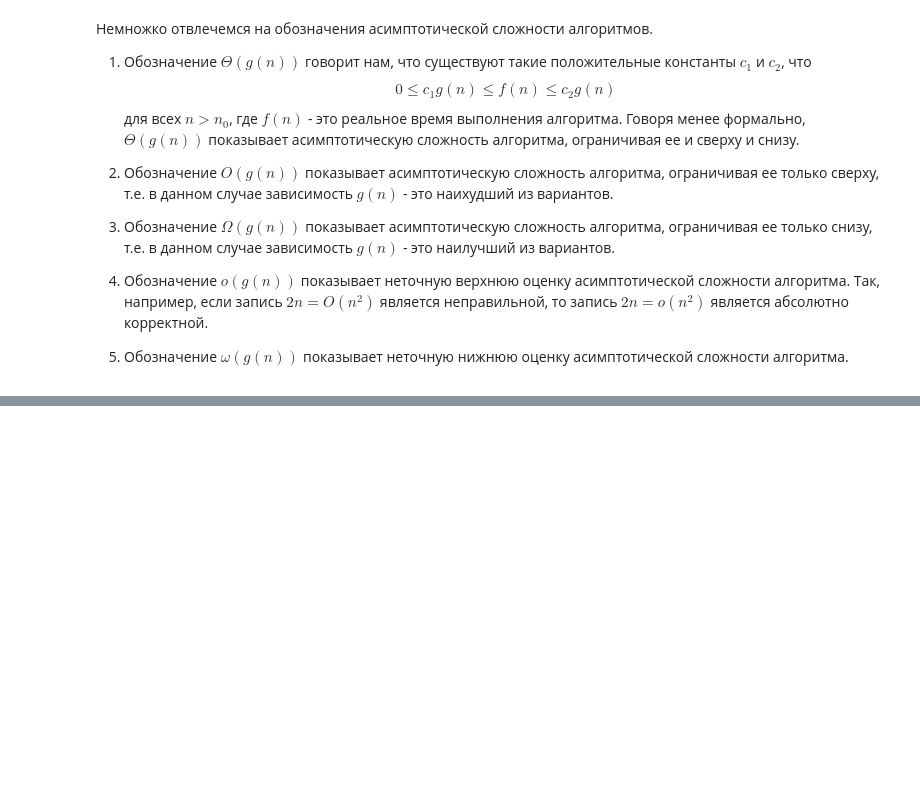
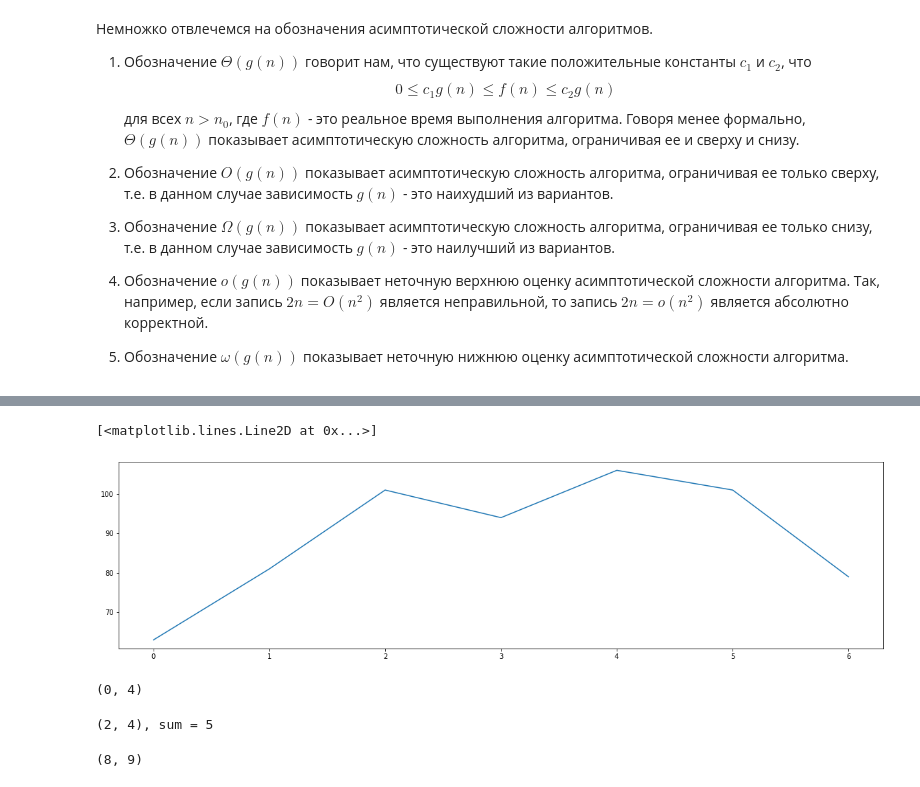
Before and after one commit to dementich/IntroductionToAlgorithms, a Jupyter notebook: 2.DivideAndConquer.ipynb, the cells around one changed output, grey strips where cells are left out. Drawn from its saved outputs; the diff is of its cells as text; code cells hidden in the pictures; blank space fills up the shorter version.

```diff
--- a/2.DivideAndConquer.ipynb
+++ b/2.DivideAndConquer.ipynb
@@ -48,0 +69,10 @@ $$0 \le c_1g(n) \le f(n) \le c_2g(n)$$ для всех $n \gt n_0$, где $f(n)
+# %%
+plt.figure(figsize=(20, 5))
+plt.plot(subdata)
+# %% [output]
+[<matplotlib.lines.Line2D at 0x...>]
+[figure, added]
+# %%
+get_max_subarray_bruteforce(subdata)
+# %% [output]
+(0, 4)
@@ -48,0 +95,6 @@ $$0 \le c_1g(n) \le f(n) \le c_2g(n)$$ для всех $n \gt n_0$, где $f(n)
+# %%
+delta = [subdata[i] - subdata[i - 1] for i in range(1, len(subdata))]
+l, h = get_max_subarray_middle(delta)
+print(f'({l}, {h}), sum = {sum(delta[l:h])}')
+# %% [output]
+(2, 4), sum = 5
@@ -48,0 +120,6 @@ $$0 \le c_1g(n) \le f(n) \le c_2g(n)$$ для всех $n \gt n_0$, где $f(n)
+# %%
+data = [100, 113, 110, 85, 105, 102, 86, 63, 81, 101, 94, 106, 101, 79, 94, 90, 79]
+delta = [data[i] - data[i - 1] for i in range(1, len(data))]
+get_max_subarray_logn(delta)
+# %% [output]
+(8, 9)
```
Also changed, not shown: parts of 6 cells of this notebook.
